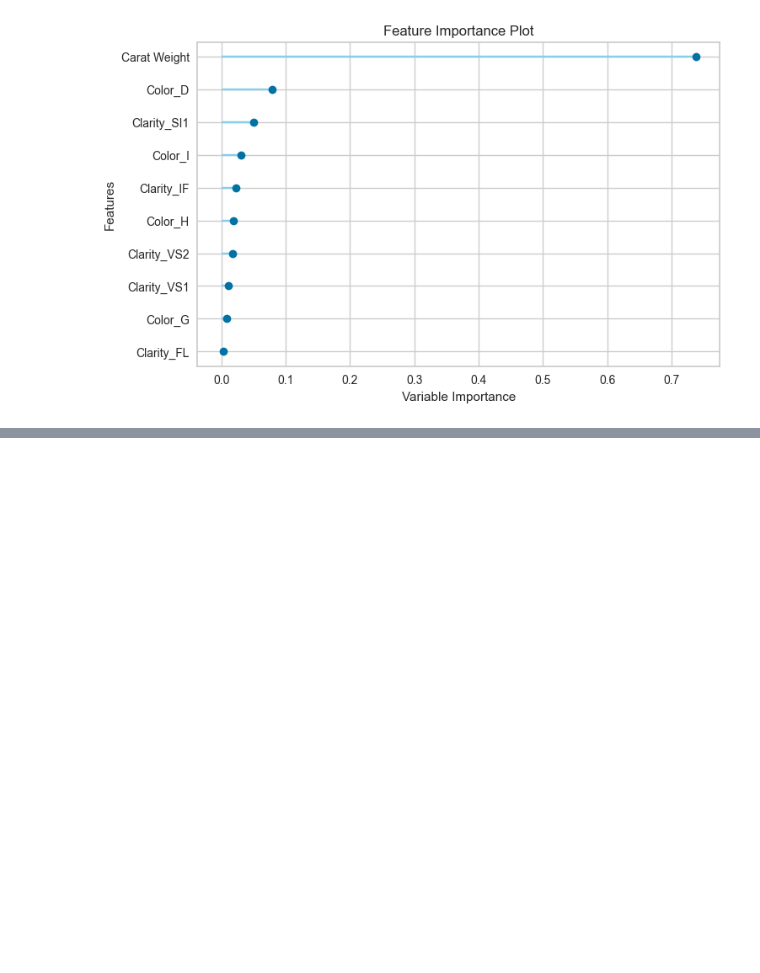
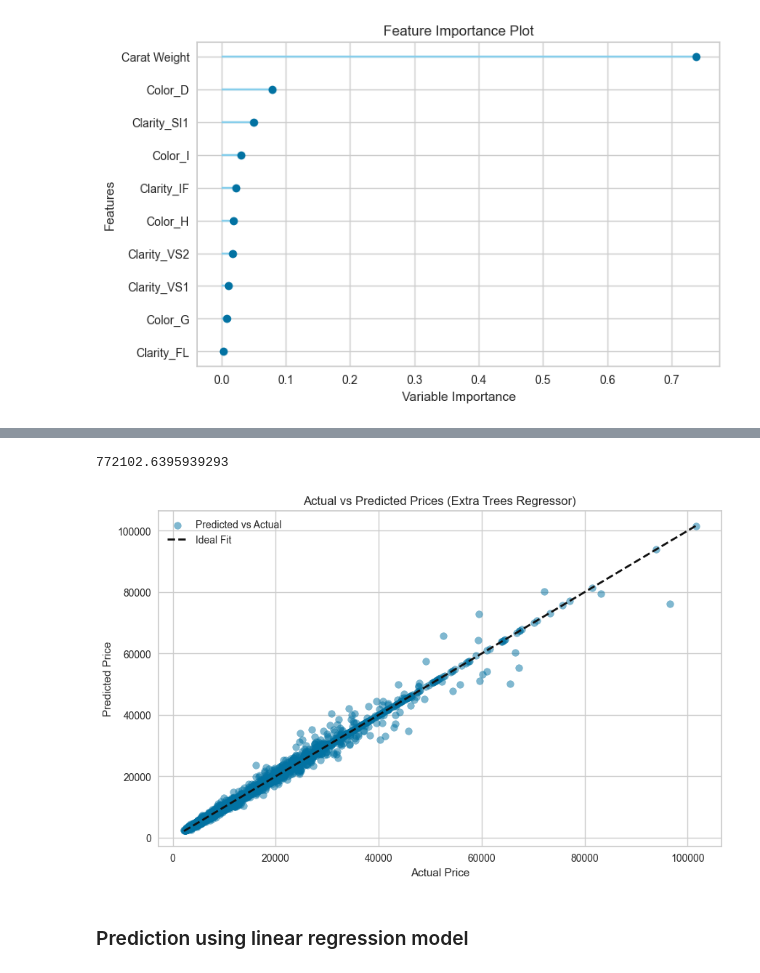
Before and after one commit to ilyan146/ml_playground, a Jupyter notebook: nb_ml.ipynb, the cells around one changed output, grey strips where cells are left out. Cells and saved outputs as stored; diff of their text form; code cells hidden in the pictures; blank space fills up the shorter version.

Commit message:
Compare 2 regression models and see plots of their results

```diff
--- a/nb_ml.ipynb
+++ b/nb_ml.ipynb
@@ -55,7 +60,7 @@ best = compare_models()
 [interactive output not drawn]
 # %%
-et = create_model('et')
-plot_model(et, plot="feature")
+et_model = create_model('et')
+plot_model(et_model, plot="feature")
 # %% [output]
 [interactive output not drawn]
 |  | MAE | MSE | RMSE | R2 | RMSLE | MAPE |
@@ -75,3 +80,8 @@ plot_model(et, plot="feature")
 [interactive output not drawn]
 [interactive output not drawn]
 [figure]
+# %%
+# Plotting actual vs predicted with the pycaret model
+predictions = predict_model(et_model, data=dataset)
+
+predictions
@@ -77,0 +104,22 @@ plot_model(et, plot="feature")
+# %%
+actual = dataset['Price']
+predicted = predictions['prediction_label']
+
+mse = mean_squared_error(actual, predicted)
+mse
+# %% [output]
+772102.6395939293
+# %%
+# Plotting actual vs predicted with pycaret model
+plt.figure(figsize=(10, 6))
+plt.scatter(actual, predicted, alpha=0.5, label='Predicted vs Actual')
+plt.plot([actual.min(), actual.max()], [actual.min(), actual.max()], 'k--', lw=2, label='Ideal Fit')
+plt.xlabel('Actual Price')
+plt.ylabel('Predicted Price')
+plt.title('Actual vs Predicted Prices (Extra Trees Regressor)')
+plt.legend()
+plt.show()
+# %% [output]
+[figure, added]
+# %% [markdown]
+### Prediction using linear regression model
```
Also changed, not shown: parts of 10 cells of this notebook, 1 other file.
